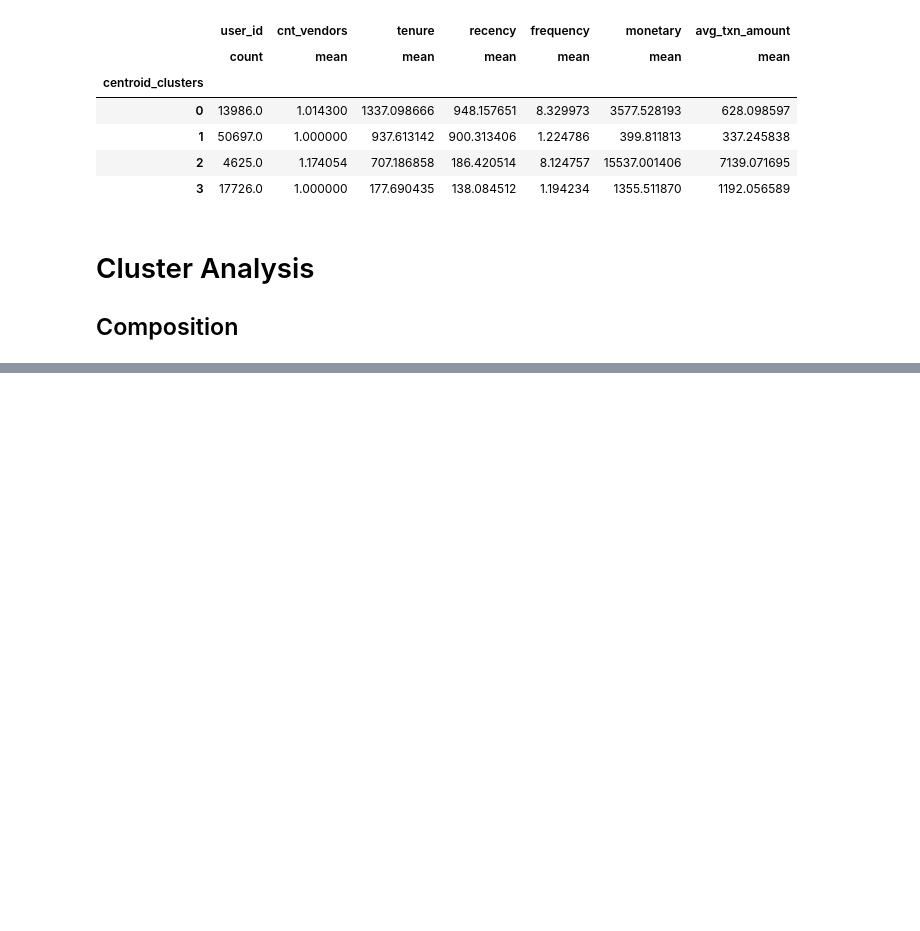
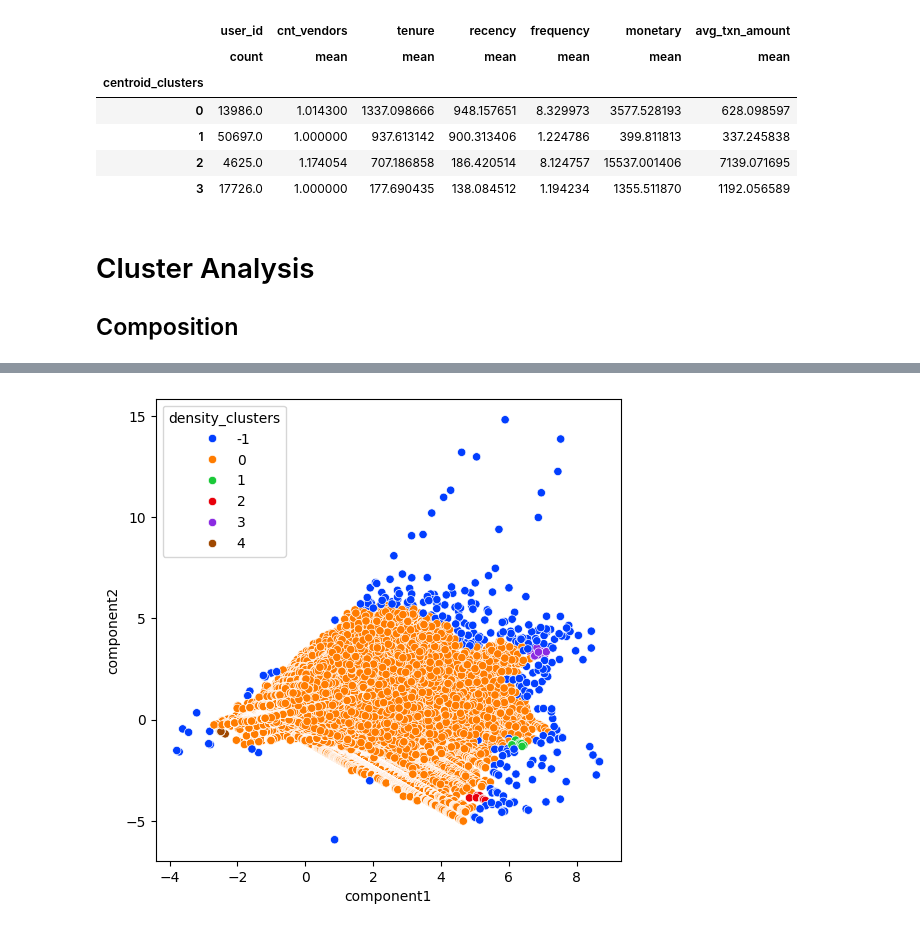
Before and after one commit to franciscogmm/scheduling-platform-segmentation, a Jupyter notebook: notebooks/segmentation_high_level.ipynb, the cells around one changed output, grey strips where cells are left out. Saved outputs shown, nothing was run; the diff lists cells and outputs as text; code cells hidden in the pictures; blank space fills up the shorter version.

```diff
--- a/notebooks/segmentation_high_level.ipynb
+++ b/notebooks/segmentation_high_level.ipynb
@@ -427,0 +409,12 @@ pdf_cluster_composition.unstack('density_clusters', fill_value=0)['pct_of_cluste
+# %%
+plt.figure(figsize=(6, 6))
+sns.scatterplot(
+    data=pdf_clustered,
+    x='component1',
+    y='component2',
+    hue='density_clusters',
+    palette='bright'
+)
+plt.show()
+# %% [output]
+[figure, added]
```
Also changed, not shown: parts of 5 cells of this notebook.
